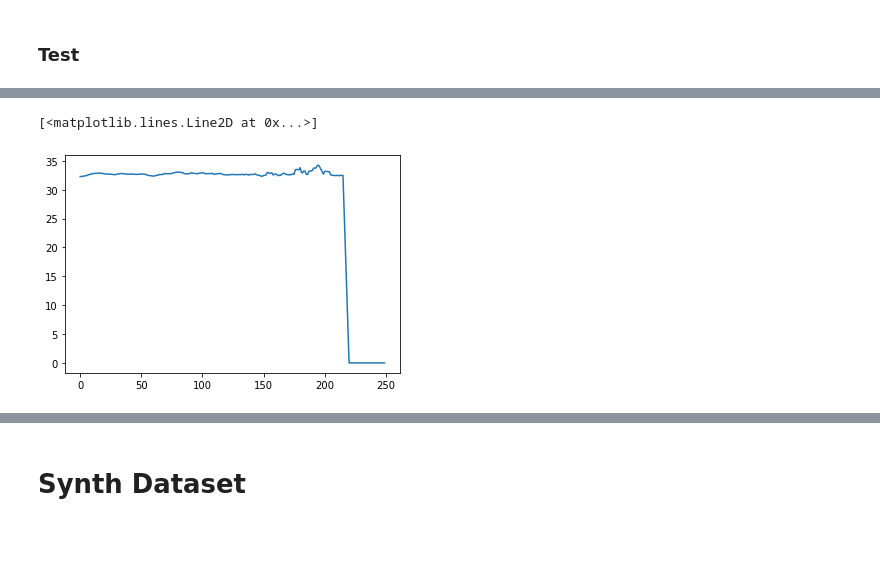
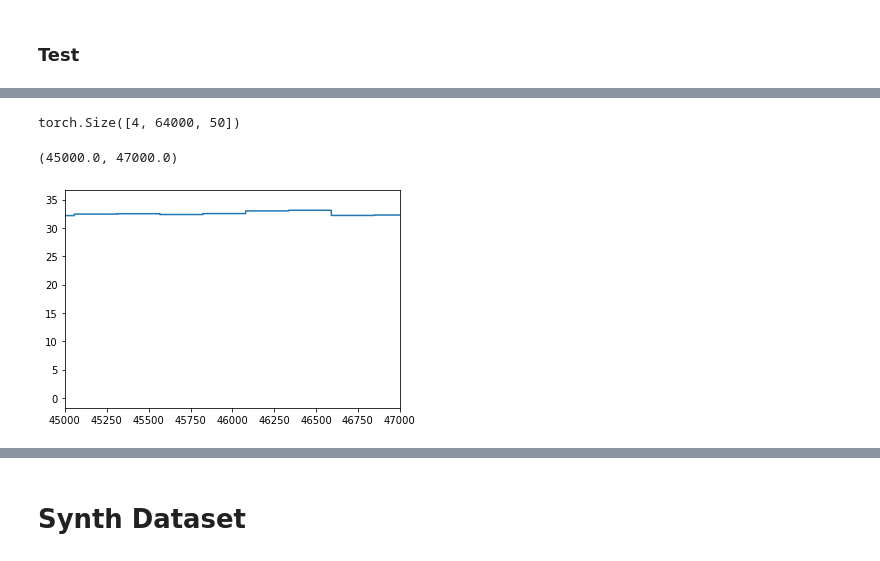
Before and after one commit to nabsara/deep-eurorack-control, a Jupyter notebook: notebooks/Untitled.ipynb, the cells around one changed output, grey strips where cells are left out. Saved outputs shown, nothing was run; the diff lists cells and outputs as text; code cells hidden in the pictures.

```diff
--- a/notebooks/Untitled.ipynb
+++ b/notebooks/Untitled.ipynb
@@ -51,7 +46,7 @@ plt.plot(pitchp)
-# %%
-from scipy.signal import savgol_filter
-pitch = savgol_filter(pitchp,5,1)
-plt.plot(pitch)
-# %% [output]
-[<matplotlib.lines.Line2D at 0x...>]
-[figure, removed]
+# %%
+
+
+params = upsample(torch.rand_like(harmonics),64000)
+params.shape
+# %% [output]
+torch.Size([4, 64000, 50])
@@ -57,0 +70,7 @@ plt.plot(pitch)
+# %%
+# pitch.shape
+plt.plot(upsample(pitch,64000)[0,:])
+plt.xlim(45000,47000)
+# %% [output]
+(45000.0, 47000.0)
+[figure, added]
```
Also changed, not shown: parts of 11 cells of this notebook, 1 other file.
